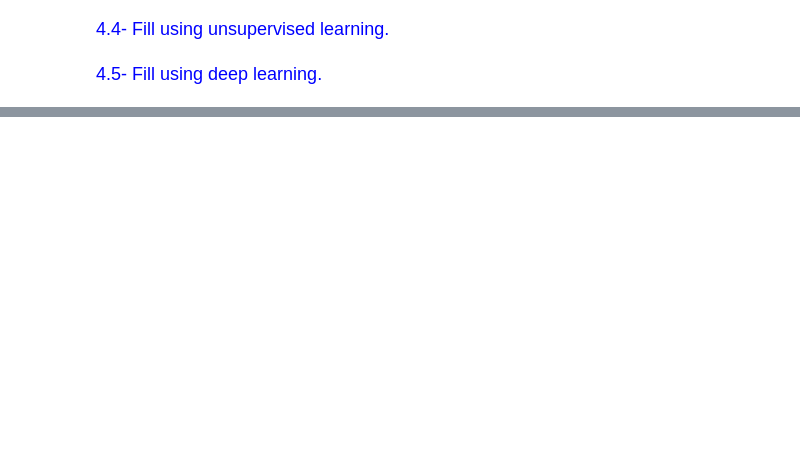
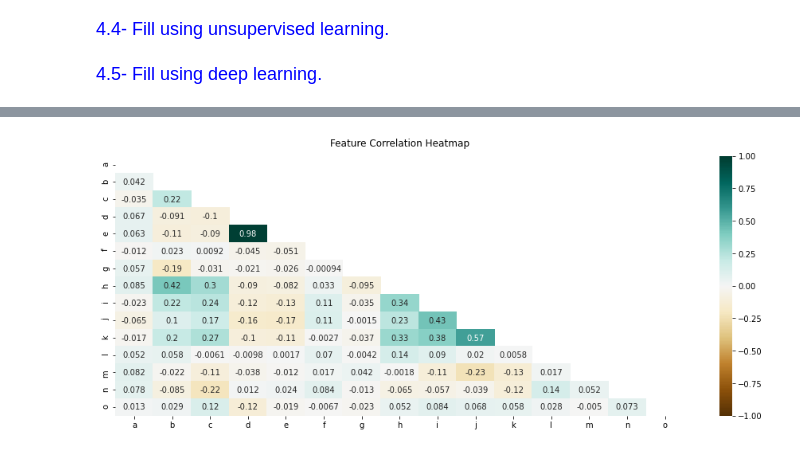
Before and after one commit to lebaz20/credit-approval-ml, a Jupyter notebook: project.ipynb, the cells around one changed output, grey strips where cells are left out. Drawn from its saved outputs; the diff is of its cells as text; code cells hidden in the pictures; blank space fills up the shorter version.

```diff
--- a/project.ipynb
+++ b/project.ipynb
@@ -503,0 +580,3 @@ assert datasetOriginal.shape[0] == datasetWithDeepLearntRows.shape[0]
+# %%
+datasetWithRemovedRowsAllNumeric = datasetWithRemovedRows.copy(deep=True)
+categoricalTransform(datasetWithRemovedRowsAllNumeric)
@@ -503,0 +609,14 @@ assert datasetOriginal.shape[0] == datasetWithDeepLearntRows.shape[0]
+# %%
+def heatmapFeatures(dataset):
+    features_corr = dataset.iloc[:,0:-1].corr()
+
+    plt.figure(figsize=(16, 6))
+    mask = np.triu(np.ones_like(features_corr, dtype=np.bool))
+    heatmap = sns.heatmap(features_corr,mask = mask,vmin=-1, vmax=1,annot=True,cmap='BrBG')
+
+    heatmap.set_title('Feature Correlation Heatmap', fontdict={'fontsize':12}, pad=12)
+
+# We can see that D&E are strongly correlated, hence we can drop one of them.
+heatmapFeatures(datasetWithRemovedRowsAllNumeric)
+# %% [output]
+[figure, added]
```
Also changed, not shown: parts of 24 cells of this notebook, 5 other files.
